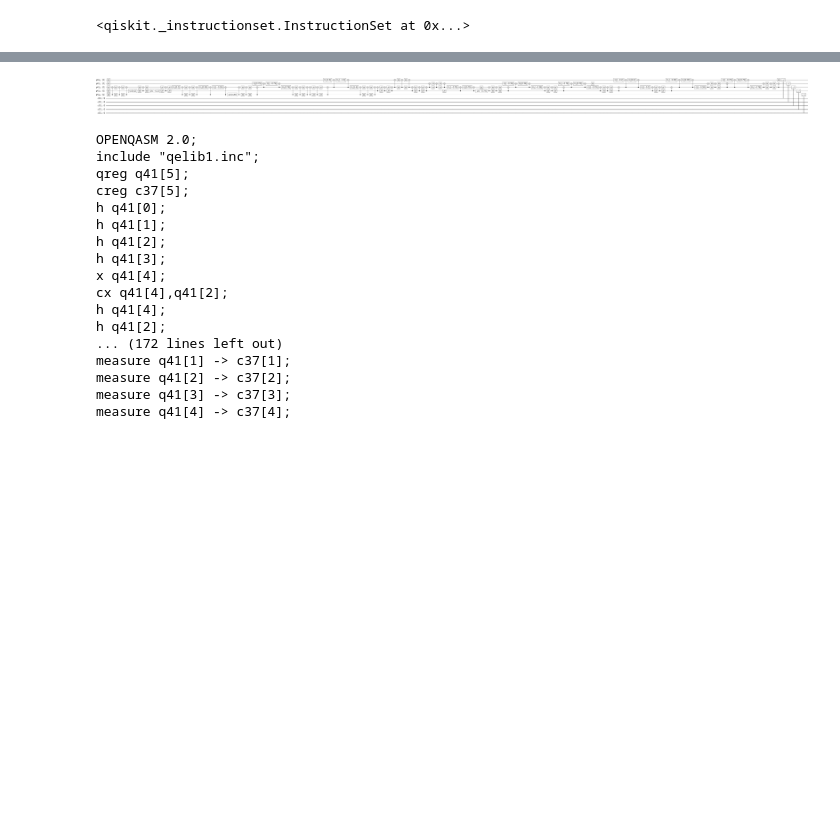
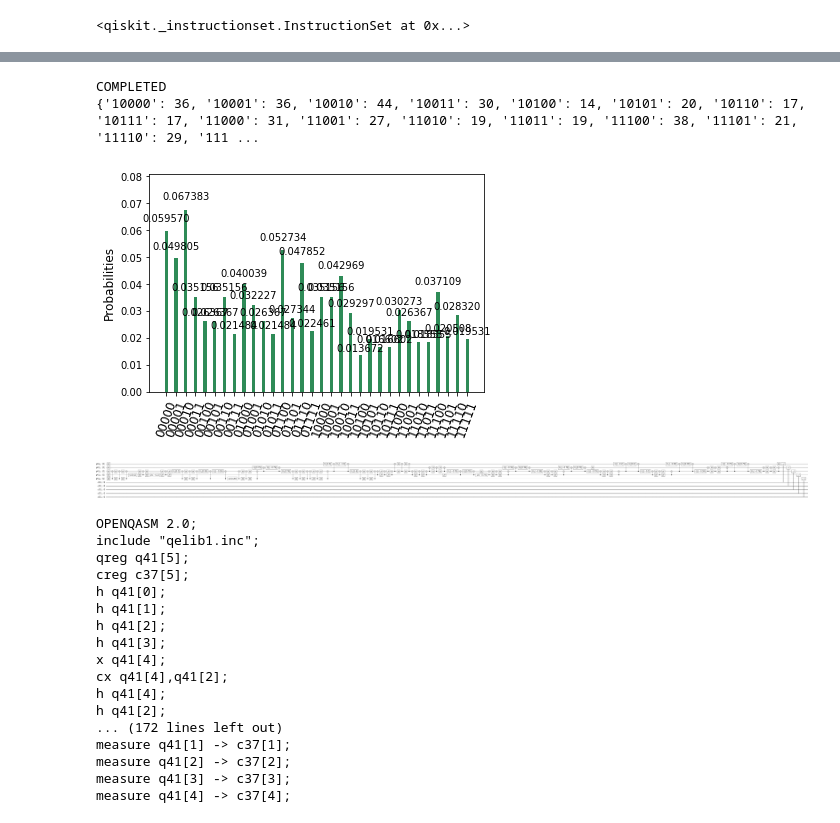
Before and after one commit to hugosc/quantum-phase-estimation, a Jupyter notebook: quantum_phase_estimation_real_ibm.ipynb, the cells around one changed output, grey strips where cells are left out. Cells and saved outputs as stored; diff of their text form; code cells hidden in the pictures; blank space fills up the shorter version.

Commit message:
added code to run on ibmqx4

```diff
--- a/quantum_phase_estimation_real_ibm.ipynb
+++ b/quantum_phase_estimation_real_ibm.ipynb
@@ -129,0 +142,13 @@ plot_histogram(sim_result.get_counts(qc))
+# %%
+my_backend = get_backend('ibmqx4')
+qobj = compile(qc, backend=my_backend, shots=1024)
+job = my_backend.run(qobj)
+
+lapse = 0
+interval = 30
+while not job.done:
+    print('Status @ {} seconds'.format(interval * lapse))
+    print(job.status)
+    time.sleep(interval)
+    lapse += 1
+print(job.status)
@@ -130,3 +188,15 @@ plot_histogram(sim_result.get_counts(qc))
+# %%
+result = job.result()
+counts = result.get_counts()
+print(result)
+print(counts)
+# %% [output]
+COMPLETED
+{'10000': 36, '10001': 36, '10010': 44, '10011': 30, '10100': 14, '10101': 20, '10110': 17, '10111': 17, '11000': 31, '11001': 27, '11010': 19, '11011': 19, '11100': 38, '11101': 21, '11110': 29, '111 ...
+# %%
+plot_histogram(counts)
+# %% [output]
+[figure, added]
 # %%
 circuit_drawer(qc)
 # %% [output]
```
Also changed, not shown: parts of 7 cells of this notebook.
